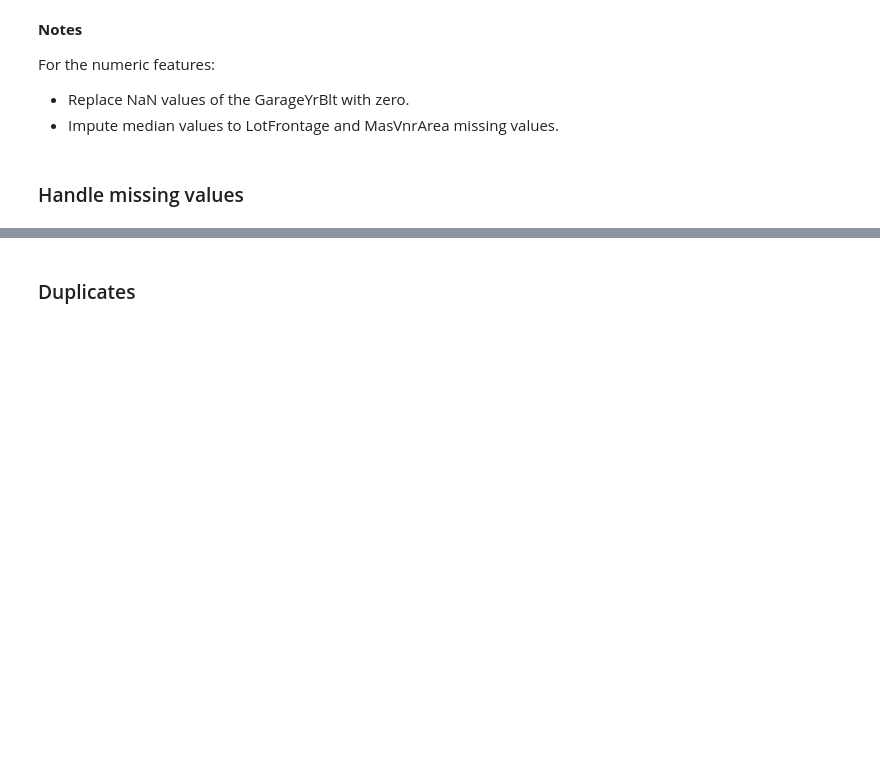
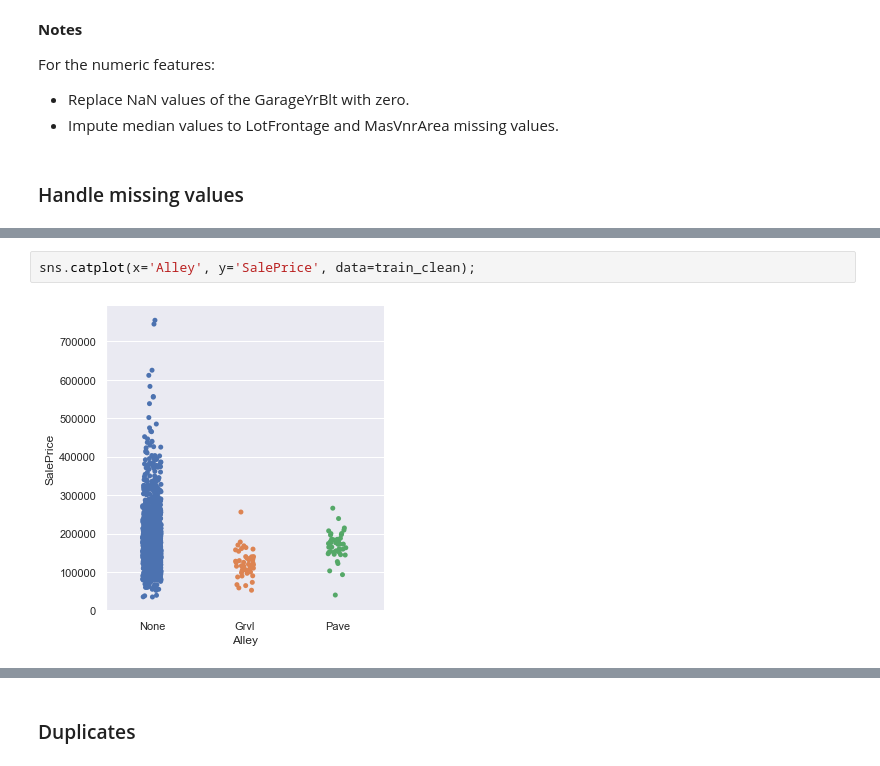
Before and after one commit to gepallas/ML_House_Prices, a Jupyter notebook: HousePricesEDA.ipynb, the cells around one changed output, grey strips where cells are left out. Saved outputs shown, nothing was run; the diff lists cells and outputs as text; blank space fills up the shorter version.

```diff
--- a/HousePricesEDA.ipynb
+++ b/HousePricesEDA.ipynb
@@ -305,0 +342,4 @@ For the numeric features:
+# %%
+sns.catplot(x='Alley', y='SalePrice', data=train_clean);
+# %% [output]
+[figure, added]
```
Also changed, not shown: parts of 53 cells of this notebook.
